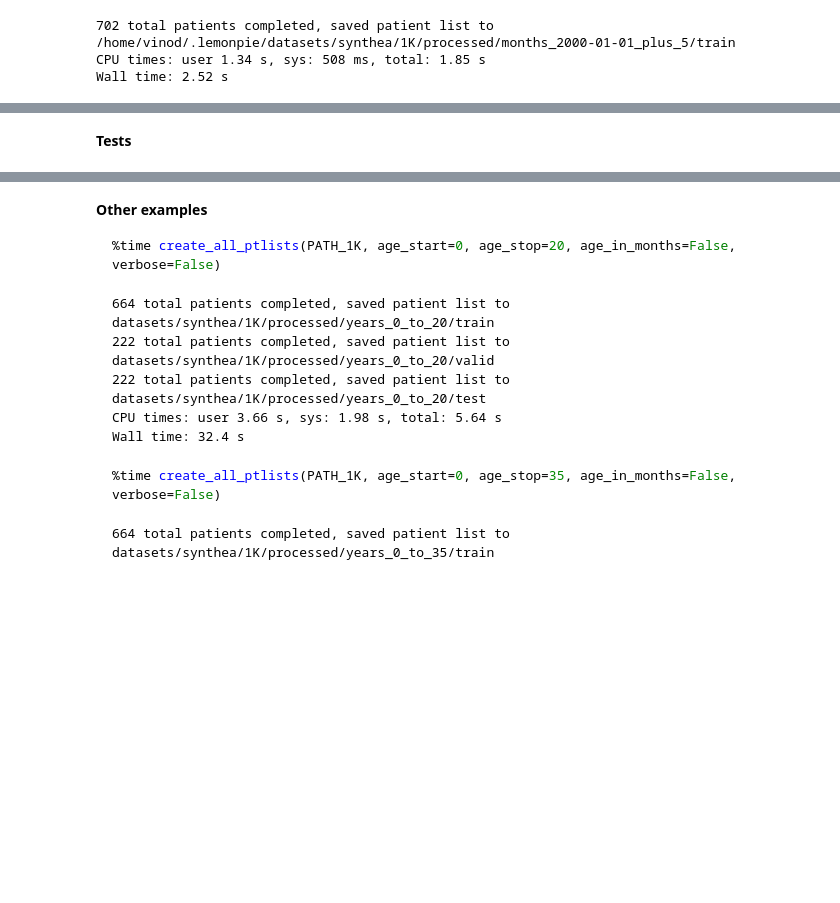
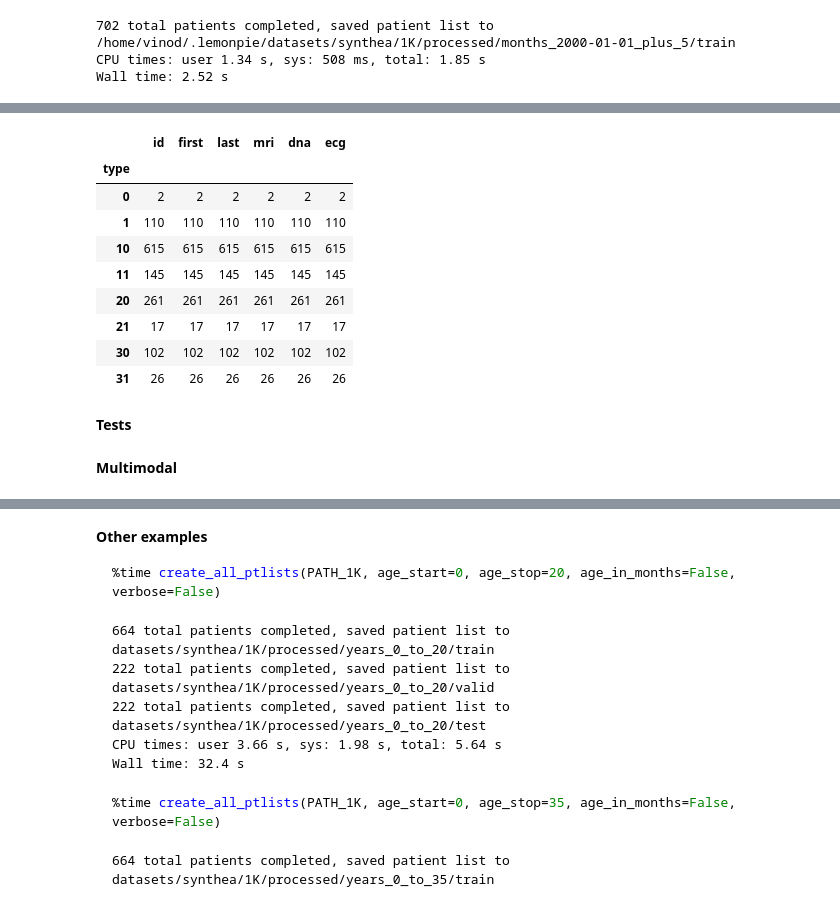
Before and after one commit to corazonlabs/lemonpie, a Jupyter notebook: nbs/03_preprocessing_transform.ipynb, the cells around one changed output, grey strips where cells are left out. Cells and saved outputs as stored; diff of their text form; code cells hidden in the pictures; blank space fills up the shorter version.

Commit message:
updates for multimodal in transform and data

```diff
--- a/nbs/03_preprocessing_transform.ipynb
+++ b/nbs/03_preprocessing_transform.ipynb
@@ -1003,0 +1071,2 @@ Wall time: 2.52 s
+# %%
+modalities = pd.read_csv(f"{COHERENT_DATA_STORE}/modalities.csv")
@@ -1004 +1097,14 @@ Wall time: 2.52 s
+# %%
+modalities.groupby(["type"]).count()
+# %% [output]
+|  | id | first | last | mri | dna | ecg |
+| type |  |  |  |  |  |  |
+| 0 | 2 | 2 | 2 | 2 | 2 | 2 |
+| 1 | 110 | 110 | 110 | 110 | 110 | 110 |
+| 10 | 615 | 615 | 615 | 615 | 615 | 615 |
+| 11 | 145 | 145 | 145 | 145 | 145 | 145 |
+| 20 | 261 | 261 | 261 | 261 | 261 | 261 |
+| 21 | 17 | 17 | 17 | 17 | 17 | 17 |
+| 30 | 102 | 102 | 102 | 102 | 102 | 102 |
+| 31 | 26 | 26 | 26 | 26 | 26 | 26 |
 # %%
@@ -1028,2 +1179,4 @@ def create_all_ptlists(
 # %% [markdown]
 **Tests**
+# %% [markdown]
+**Multimodal**
```
Also changed, not shown: parts of 15 cells of this notebook, 4 other files.
